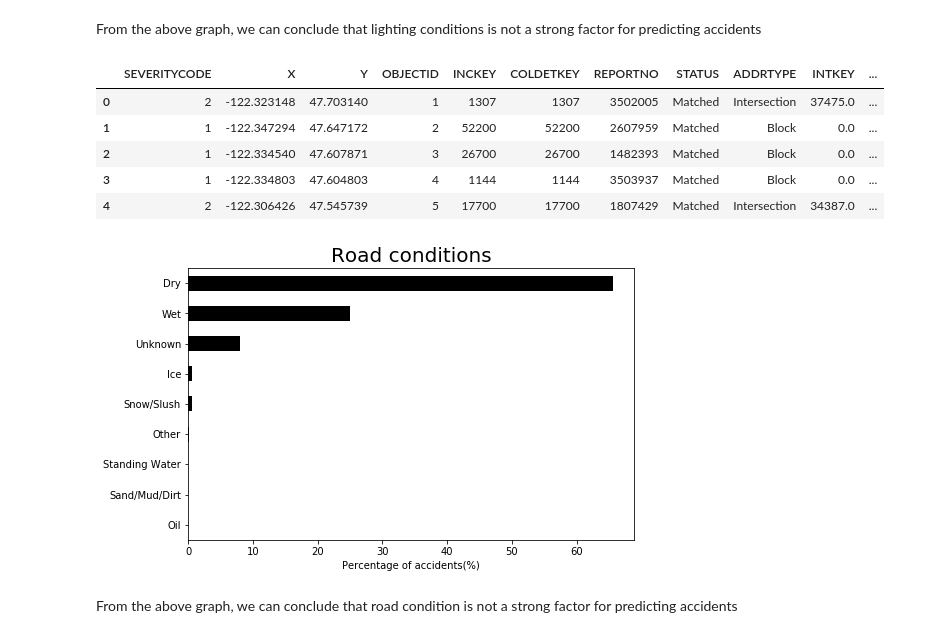
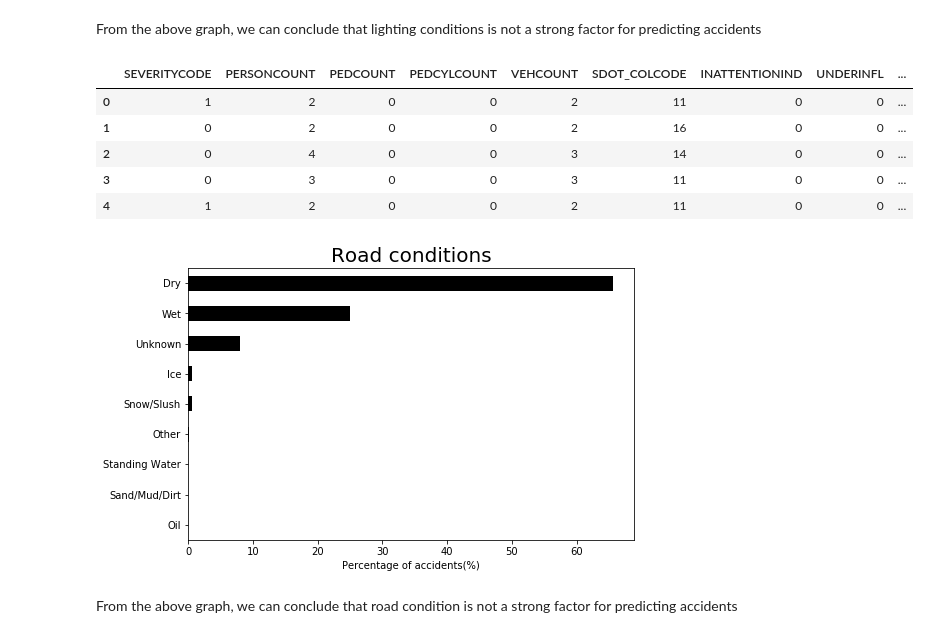
Before and after one commit to anupam-misra/Coursera_Capstone, a Jupyter notebook: accident_prevention_ML_model.ipynb, the cells around one changed output. Saved outputs shown, nothing was run; the diff lists cells and outputs as text; code cells hidden in the pictures.

```diff
--- a/accident_prevention_ML_model.ipynb
+++ b/accident_prevention_ML_model.ipynb
@@ -286,16 +286,16 @@ From the above graph, we can conclude that lighting conditions is not a strong f
 # %%
 plt.figure(figsize=(8,5))
 ax2 = df['ROADCOND'].value_counts( ascending=True, normalize=True).mul(100).plot.barh(color='black')
 plt.title("Road conditions", fontsize=20)
 plt.xlabel("Percentage of accidents(%)")
-df.head()
+df_feat.head()
 # %% [output]
-|  | SEVERITYCODE | X | Y | OBJECTID | INCKEY | COLDETKEY | REPORTNO | STATUS | ADDRTYPE | INTKEY | ... |
-| 0 | 2 | -122.323148 | 47.703140 | 1 | 1307 | 1307 | 3502005 | Matched | Intersection | 37475.0 | ... |
-| 1 | 1 | -122.347294 | 47.647172 | 2 | 52200 | 52200 | 2607959 | Matched | Block | 0.0 | ... |
-| 2 | 1 | -122.334540 | 47.607871 | 3 | 26700 | 26700 | 1482393 | Matched | Block | 0.0 | ... |
-| 3 | 1 | -122.334803 | 47.604803 | 4 | 1144 | 1144 | 3503937 | Matched | Block | 0.0 | ... |
-| 4 | 2 | -122.306426 | 47.545739 | 5 | 17700 | 17700 | 1807429 | Matched | Intersection | 34387.0 | ... |
+|  | SEVERITYCODE | PERSONCOUNT | PEDCOUNT | PEDCYLCOUNT | VEHCOUNT | SDOT_COLCODE | INATTENTIONIND | UNDERINFL | ... |
+| 0 | 1 | 2 | 0 | 0 | 2 | 11 | 0 | 0 | ... |
+| 1 | 0 | 2 | 0 | 0 | 2 | 16 | 0 | 0 | ... |
+| 2 | 0 | 4 | 0 | 0 | 3 | 14 | 0 | 0 | ... |
+| 3 | 0 | 3 | 0 | 0 | 3 | 11 | 0 | 0 | ... |
+| 4 | 1 | 2 | 0 | 0 | 2 | 11 | 0 | 0 | ... |
 [figure]
 # %% [markdown]
 From the above graph, we can conclude that road condition is not a strong factor for predicting accidents
```
Also changed, not shown: parts of 11 cells of this notebook.
